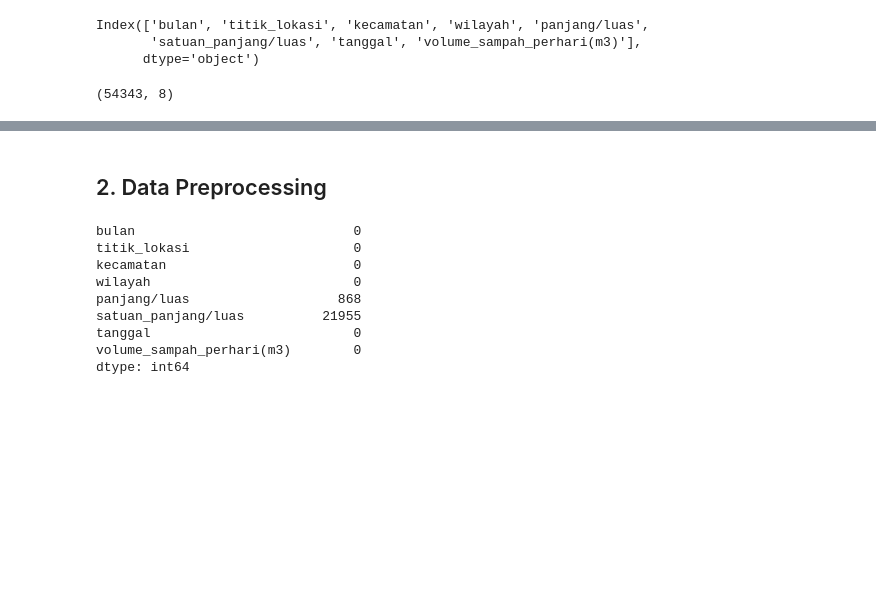
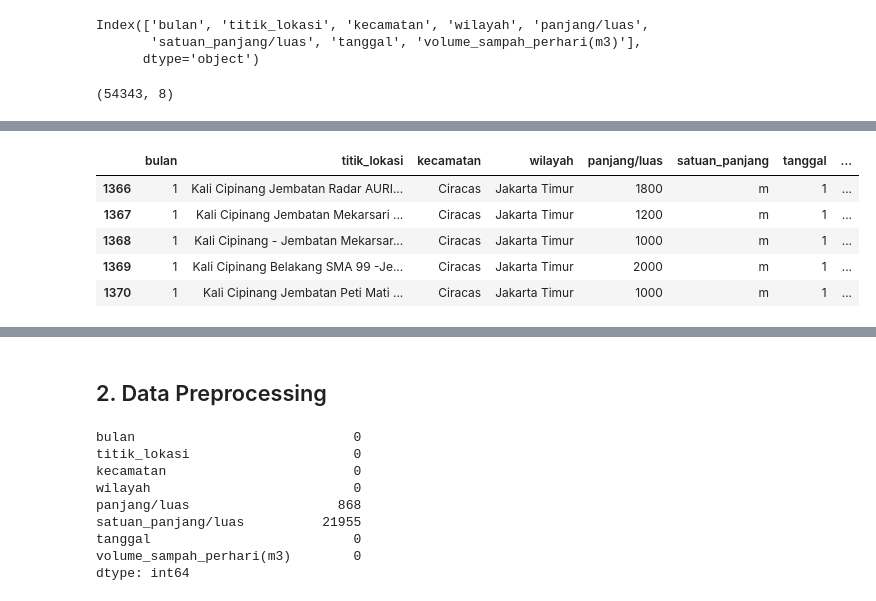
Before and after one commit to pramudianzaheka92/ProjectTugasAkhir, a Jupyter notebook: 1 - 2021/Prediksi Tingkat Pengangkutan Volume Sampah di Bulan Januari 2021.ipynb, the cells around one changed output, grey strips where cells are left out. Saved outputs shown, nothing was run; the diff lists cells and outputs as text; code cells hidden in the pictures; blank space fills up the shorter version.

```diff
--- a/1 - 2021/Prediksi Tingkat Pengangkutan Volume Sampah di Bulan Januari 2021.ipynb
+++ b/1 - 2021/Prediksi Tingkat Pengangkutan Volume Sampah di Bulan Januari 2021.ipynb
@@ -127,0 +153,11 @@ Name: satuan_panjang/luas, dtype: int64
+# %%
+# Memisahkan semua data yang memiliki wilayah = Jakarta Timur
+data_jaktim = rename_column_data[rename_column_data.wilayah == "Jakarta Timur"]
+data_jaktim.head()
+# %% [output]
+|  | bulan | titik_lokasi | kecamatan | wilayah | panjang/luas | satuan_panjang | tanggal | ... |
+| 1366 | 1 | Kali Cipinang Jembatan Radar AURI... | Ciracas | Jakarta Timur | 1800 | m | 1 | ... |
+| 1367 | 1 | Kali Cipinang Jembatan Mekarsari ... | Ciracas | Jakarta Timur | 1200 | m | 1 | ... |
+| 1368 | 1 | Kali Cipinang - Jembatan Mekarsar... | Ciracas | Jakarta Timur | 1000 | m | 1 | ... |
+| 1369 | 1 | Kali Cipinang Belakang SMA 99 -Je... | Ciracas | Jakarta Timur | 2000 | m | 1 | ... |
+| 1370 | 1 | Kali Cipinang Jembatan Peti Mati ... | Ciracas | Jakarta Timur | 1000 | m | 1 | ... |
```
Also changed, not shown: parts of 18 cells of this notebook.
